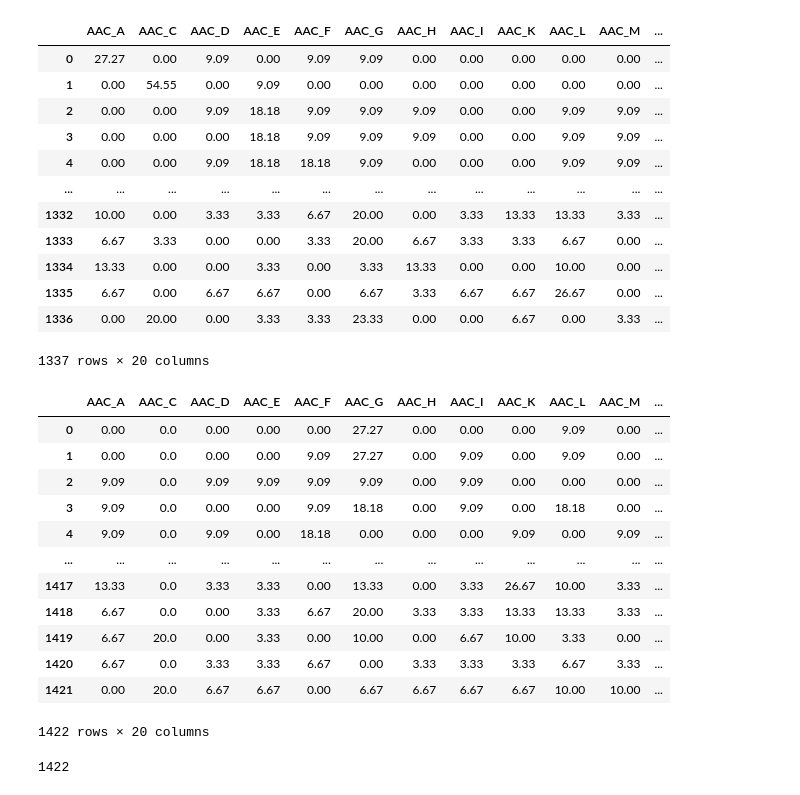
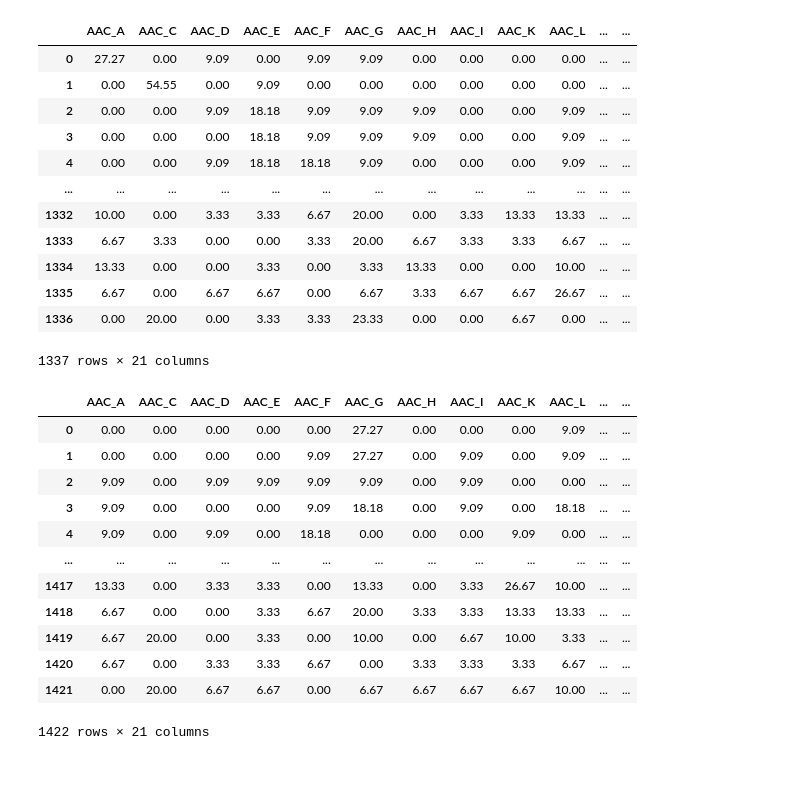
Before and after one commit to jasonchu-dev/Short_AMPs_Predictor, a Jupyter notebook: Untitled.ipynb, the cells around one changed output. Saved outputs shown, nothing was run; the diff lists cells and outputs as text; code cells hidden in the pictures.

Commit message:
model complete

```diff
--- a/Untitled.ipynb
+++ b/Untitled.ipynb
@@ -1,49 +1,50 @@
 # %%
 from Pfeature.pfeature import aac_wp
-from sklearn.model_selection import train_test_split
+from sklearn.feature_selection import VarianceThreshold
+from sklearn.metrics import accuracy_score, matthews_corrcoef, confusion_matrix
 import pandas as pd
 import os
+import lazypredict
+from lazypredict.Supervised import LazyClassifier
 
-aac_wp('train_set/po_cd_hit.txt', 'po_aac.csv')
+aac_wp('/home/jovyan/work/Antimicrobial_Peptides_Prediction/train_set/po_cd_hit.txt', '/home/jovyan/work/Antimicrobial_Peptides_Prediction/po_aac.csv')
 po_df = pd.read_csv('po_aac.csv')
+po_df['y'] = 1
 po_df
 # %% [output]
-|  | AAC_A | AAC_C | AAC_D | AAC_E | AAC_F | AAC_G | AAC_H | AAC_I | AAC_K | AAC_L | AAC_M | ... |
-| 0 | 27.27 | 0.00 | 9.09 | 0.00 | 9.09 | 9.09 | 0.00 | 0.00 | 0.00 | 0.00 | 0.00 | ... |
-| 1 | 0.00 | 54.55 | 0.00 | 9.09 | 0.00 | 0.00 | 0.00 | 0.00 | 0.00 | 0.00 | 0.00 | ... |
-| 2 | 0.00 | 0.00 | 9.09 | 18.18 | 9.09 | 9.09 | 9.09 | 0.00 | 0.00 | 9.09 | 9.09 | ... |
-| 3 | 0.00 | 0.00 | 0.00 | 18.18 | 9.09 | 9.09 | 9.09 | 0.00 | 0.00 | 9.09 | 9.09 | ... |
-| 4 | 0.00 | 0.00 | 9.09 | 18.18 | 18.18 | 9.09 | 0.00 | 0.00 | 0.00 | 9.09 | 9.09 | ... |
+|  | AAC_A | AAC_C | AAC_D | AAC_E | AAC_F | AAC_G | AAC_H | AAC_I | AAC_K | AAC_L | ... | ... |
+| 0 | 27.27 | 0.00 | 9.09 | 0.00 | 9.09 | 9.09 | 0.00 | 0.00 | 0.00 | 0.00 | ... | ... |
+| 1 | 0.00 | 54.55 | 0.00 | 9.09 | 0.00 | 0.00 | 0.00 | 0.00 | 0.00 | 0.00 | ... | ... |
+| 2 | 0.00 | 0.00 | 9.09 | 18.18 | 9.09 | 9.09 | 9.09 | 0.00 | 0.00 | 9.09 | ... | ... |
+| 3 | 0.00 | 0.00 | 0.00 | 18.18 | 9.09 | 9.09 | 9.09 | 0.00 | 0.00 | 9.09 | ... | ... |
+| 4 | 0.00 | 0.00 | 9.09 | 18.18 | 18.18 | 9.09 | 0.00 | 0.00 | 0.00 | 9.09 | ... | ... |
 | ... | ... | ... | ... | ... | ... | ... | ... | ... | ... | ... | ... | ... |
-| 1332 | 10.00 | 0.00 | 3.33 | 3.33 | 6.67 | 20.00 | 0.00 | 3.33 | 13.33 | 13.33 | 3.33 | ... |
-| 1333 | 6.67 | 3.33 | 0.00 | 0.00 | 3.33 | 20.00 | 6.67 | 3.33 | 3.33 | 6.67 | 0.00 | ... |
-| 1334 | 13.33 | 0.00 | 0.00 | 3.33 | 0.00 | 3.33 | 13.33 | 0.00 | 0.00 | 10.00 | 0.00 | ... |
-| 1335 | 6.67 | 0.00 | 6.67 | 6.67 | 0.00 | 6.67 | 3.33 | 6.67 | 6.67 | 26.67 | 0.00 | ... |
-| 1336 | 0.00 | 20.00 | 0.00 | 3.33 | 3.33 | 23.33 | 0.00 | 0.00 | 6.67 | 0.00 | 3.33 | ... |
+| 1332 | 10.00 | 0.00 | 3.33 | 3.33 | 6.67 | 20.00 | 0.00 | 3.33 | 13.33 | 13.33 | ... | ... |
+| 1333 | 6.67 | 3.33 | 0.00 | 0.00 | 3.33 | 20.00 | 6.67 | 3.33 | 3.33 | 6.67 | ... | ... |
+| 1334 | 13.33 | 0.00 | 0.00 | 3.33 | 0.00 | 3.33 | 13.33 | 0.00 | 0.00 | 10.00 | ... | ... |
+| 1335 | 6.67 | 0.00 | 6.67 | 6.67 | 0.00 | 6.67 | 3.33 | 6.67 | 6.67 | 26.67 | ... | ... |
+| 1336 | 0.00 | 20.00 | 0.00 | 3.33 | 3.33 | 23.33 | 0.00 | 0.00 | 6.67 | 0.00 | ... | ... |
-1337 rows × 20 columns
+1337 rows × 21 columns
 # %%
 aac_wp('train_set/ne_cd_hit.txt', 'ne_aac.csv')
 ne_df = pd.read_csv('ne_aac.csv')
+ne_df['y'] = 0
 ne_df
 # %% [output]
-|  | AAC_A | AAC_C | AAC_D | AAC_E | AAC_F | AAC_G | AAC_H | AAC_I | AAC_K | AAC_L | AAC_M | ... |
-| 0 | 0.00 | 0.0 | 0.00 | 0.00 | 0.00 | 27.27 | 0.00 | 0.00 | 0.00 | 9.09 | 0.00 | ... |
-| 1 | 0.00 | 0.0 | 0.00 | 0.00 | 9.09 | 27.27 | 0.00 | 9.09 | 0.00 | 9.09 | 0.00 | ... |
-| 2 | 9.09 | 0.0 | 9.09 | 9.09 | 9.09 | 9.09 | 0.00 | 9.09 | 0.00 | 0.00 | 0.00 | ... |
-| 3 | 9.09 | 0.0 | 0.00 | 0.00 | 9.09 | 18.18 | 0.00 | 9.09 | 0.00 | 18.18 | 0.00 | ... |
-| 4 | 9.09 | 0.0 | 9.09 | 0.00 | 18.18 | 0.00 | 0.00 | 0.00 | 9.09 | 0.00 | 9.09 | ... |
+|  | AAC_A | AAC_C | AAC_D | AAC_E | AAC_F | AAC_G | AAC_H | AAC_I | AAC_K | AAC_L | ... | ... |
+| 0 | 0.00 | 0.00 | 0.00 | 0.00 | 0.00 | 27.27 | 0.00 | 0.00 | 0.00 | 9.09 | ... | ... |
+| 1 | 0.00 | 0.00 | 0.00 | 0.00 | 9.09 | 27.27 | 0.00 | 9.09 | 0.00 | 9.09 | ... | ... |
+| 2 | 9.09 | 0.00 | 9.09 | 9.09 | 9.09 | 9.09 | 0.00 | 9.09 | 0.00 | 0.00 | ... | ... |
+| 3 | 9.09 | 0.00 | 0.00 | 0.00 | 9.09 | 18.18 | 0.00 | 9.09 | 0.00 | 18.18 | ... | ... |
+| 4 | 9.09 | 0.00 | 9.09 | 0.00 | 18.18 | 0.00 | 0.00 | 0.00 | 9.09 | 0.00 | ... | ... |
 | ... | ... | ... | ... | ... | ... | ... | ... | ... | ... | ... | ... | ... |
-| 1417 | 13.33 | 0.0 | 3.33 | 3.33 | 0.00 | 13.33 | 0.00 | 3.33 | 26.67 | 10.00 | 3.33 | ... |
-| 1418 | 6.67 | 0.0 | 0.00 | 3.33 | 6.67 | 20.00 | 3.33 | 3.33 | 13.33 | 13.33 | 3.33 | ... |
-| 1419 | 6.67 | 20.0 | 0.00 | 3.33 | 0.00 | 10.00 | 0.00 | 6.67 | 10.00 | 3.33 | 0.00 | ... |
-| 1420 | 6.67 | 0.0 | 3.33 | 3.33 | 6.67 | 0.00 | 3.33 | 3.33 | 3.33 | 6.67 | 3.33 | ... |
-| 1421 | 0.00 | 20.0 | 6.67 | 6.67 | 0.00 | 6.67 | 6.67 | 6.67 | 6.67 | 10.00 | 10.00 | ... |
+| 1417 | 13.33 | 0.00 | 3.33 | 3.33 | 0.00 | 13.33 | 0.00 | 3.33 | 26.67 | 10.00 | ... | ... |
+| 1418 | 6.67 | 0.00 | 0.00 | 3.33 | 6.67 | 20.00 | 3.33 | 3.33 | 13.33 | 13.33 | ... | ... |
+| 1419 | 6.67 | 20.00 | 0.00 | 3.33 | 0.00 | 10.00 | 0.00 | 6.67 | 10.00 | 3.33 | ... | ... |
+| 1420 | 6.67 | 0.00 | 3.33 | 3.33 | 6.67 | 0.00 | 3.33 | 3.33 | 3.33 | 6.67 | ... | ... |
+| 1421 | 0.00 | 20.00 | 6.67 | 6.67 | 0.00 | 6.67 | 6.67 | 6.67 | 6.67 | 10.00 | ... | ... |
-1422 rows × 20 columns
+1422 rows × 21 columns
 # %%
 os.remove('po_aac.csv')
 os.remove('ne_aac.csv')
-# %%
-y = [1 for i in range(po_df.index.stop)] + [0 for i in range(ne_df.index.stop)]
-# %% [output]
-1422
 # %%
```
Also changed, not shown: parts of 13 cells of this notebook, 1 other file.
